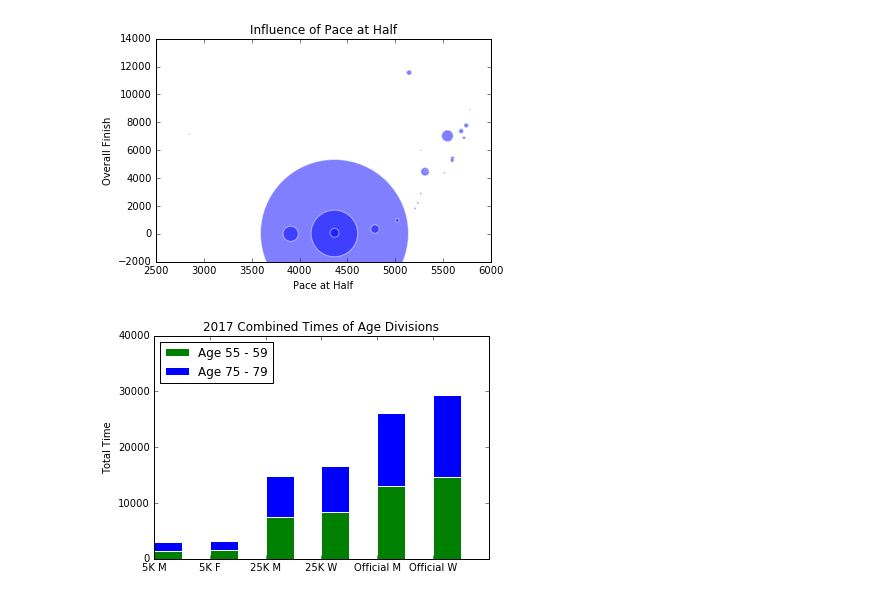
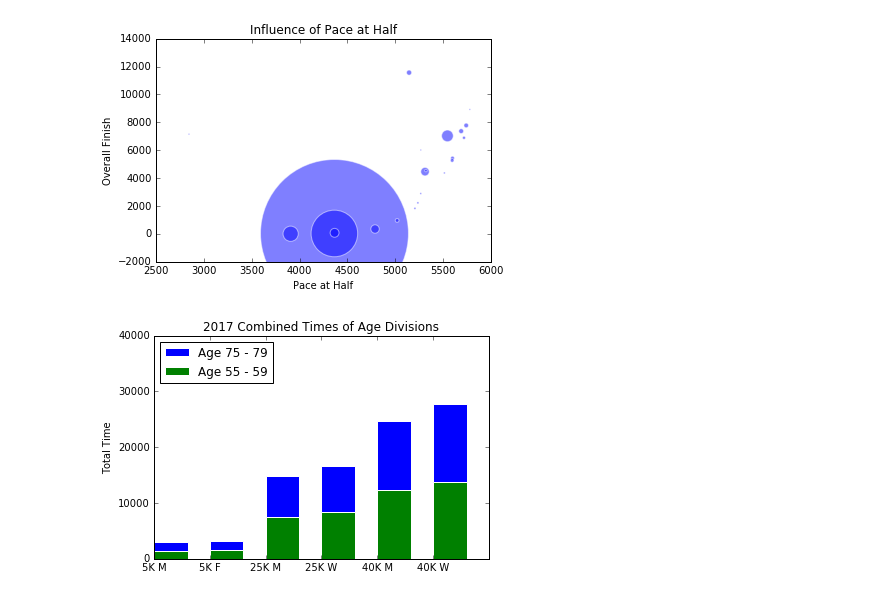
Before and after one commit to Stonberg1/Thinkful, a Jupyter notebook: Capstone Analytic Report.ipynb, the cells around one changed output. Cells and saved outputs as stored; diff of their text form; code cells hidden in the pictures.

```diff
--- a/Capstone Analytic Report.ipynb
+++ b/Capstone Analytic Report.ipynb
@@ -231,41 +231,41 @@ plt.show()
 # Stacking the 2017 old and young by pace
 
 MT1 = df2017['5K_sec'][df2017['Age'] > 50][df2017['Age'] <= 59][df2017['M/F'] == 'M'].median()
 MT2 = df2017['5K_sec'][df2017['Age'] > 75][df2017['Age'] <= 79][df2017['M/F'] == 'M'].median()
 
 FT1 = df2017['5K_sec'][df2017['Age'] > 50][df2017['Age'] <= 59][df2017['M/F'] == 'F'].median()
 FT2 = df2017['5K_sec'][df2017['Age'] > 75][df2017['Age'] <= 79][df2017['M/F'] == 'F'].median()
 
 MT3 = df2017['25K_sec'][df2017['Age'] > 50][df2017['Age'] <= 59][df2017['M/F'] == 'M'].median()
 MT4 = df2017['25K_sec'][df2017['Age'] > 75][df2017['Age'] <= 79][df2017['M/F'] == 'M'].median()
 
 FT3 = df2017['25K_sec'][df2017['Age'] > 50][df2017['Age'] <= 59][df2017['M/F'] == 'F'].median()
 FT4 = df2017['25K_sec'][df2017['Age'] > 75][df2017['Age'] <= 79][df2017['M/F'] == 'F'].median()
 
-MT5 = df2017['Official_Time_sec'][df2017['Age'] > 50][df2017['Age'] <= 59][df2017['M/F'] == 'M'].median()
-MT6 = df2017['Official_Time_sec'][df2017['Age'] > 75][df2017['Age'] <= 79][df2017['M/F'] == 'M'].median()
+MT5 = df2017['40K_sec'][df2017['Age'] > 50][df2017['Age'] <= 59][df2017['M/F'] == 'M'].median()
+MT6 = df2017['40K_sec'][df2017['Age'] > 75][df2017['Age'] <= 79][df2017['M/F'] == 'M'].median()
 
-FT5 = df2017['Official_Time_sec'][df2017['Age'] > 50][df2017['Age'] <= 59][df2017['M/F'] == 'F'].median()
-FT6 = df2017['Official_Time_sec'][df2017['Age'] > 75][df2017['Age'] <= 79][df2017['M/F'] == 'F'].median()
+FT5 = df2017['40K_sec'][df2017['Age'] > 50][df2017['Age'] <= 59][df2017['M/F'] == 'F'].median()
+FT6 = df2017['40K_sec'][df2017['Age'] > 75][df2017['Age'] <= 79][df2017['M/F'] == 'F'].median()
 
 N = 6
 older_times = (MT2, FT2, MT4, FT4, MT6, FT6)
 old_times = (MT1, FT1, MT3, FT3, MT5, FT5)
 ind = np.arange(N)
-width = 0.5
+width = 0.60
 
 p1 = plt.bar(ind, older_times, width, color='g')
 p2 = plt.bar(ind, old_times, width, bottom=old_times)
 
 plt.ylabel('Total Time')
 plt.title('2017 Combined Times of Age Divisions')
-plt.xticks(ind, ('5K M', '5K F', '25K M', '25K W', 'Official M', 'Official W'))
+plt.xticks(ind, ('5K M', '5K F', '25K M', '25K W', '40K M', '40K W'))
 plt.yticks(np.arange(0, 50000, 10000))
-plt.legend((p1[0], p2[0]), ('Age 55 - 59', 'Age 75 - 79'), loc=2)
+plt.legend((p2[0], p1[0]), ('Age 75 - 79', 'Age 55 - 59'), loc=2)
 
 plt.show()
 # %% [output]
-[figure, old version]
+[figure, new version]
 # %%
 # Bayesian predictive scenario of a runner in 2019?
 # Likelihood of winning given a pace and...a country? or gender?
```
